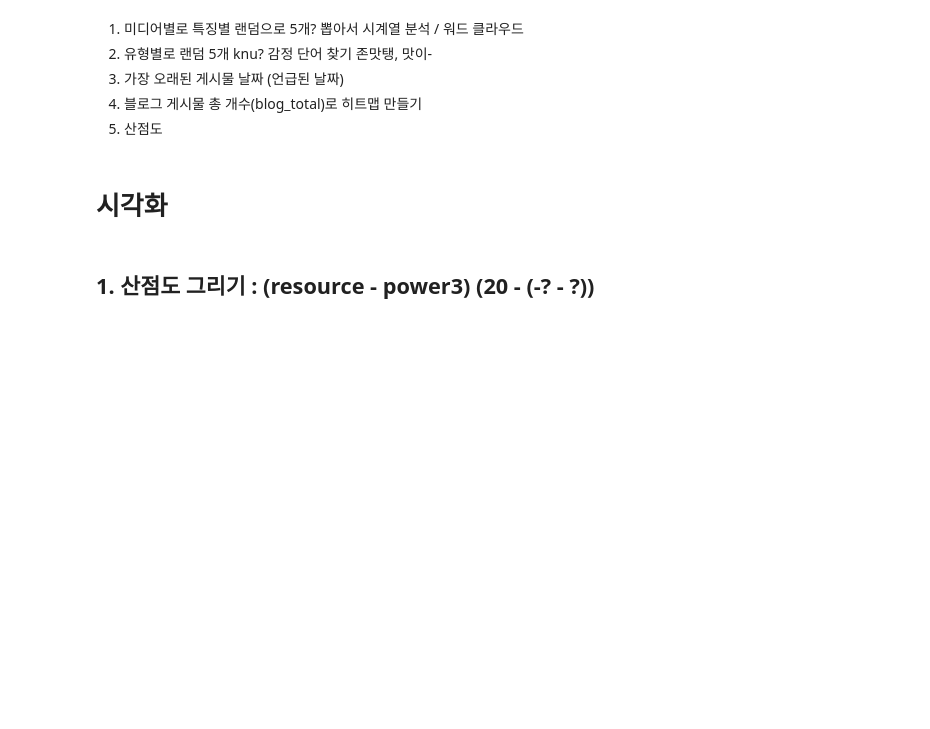
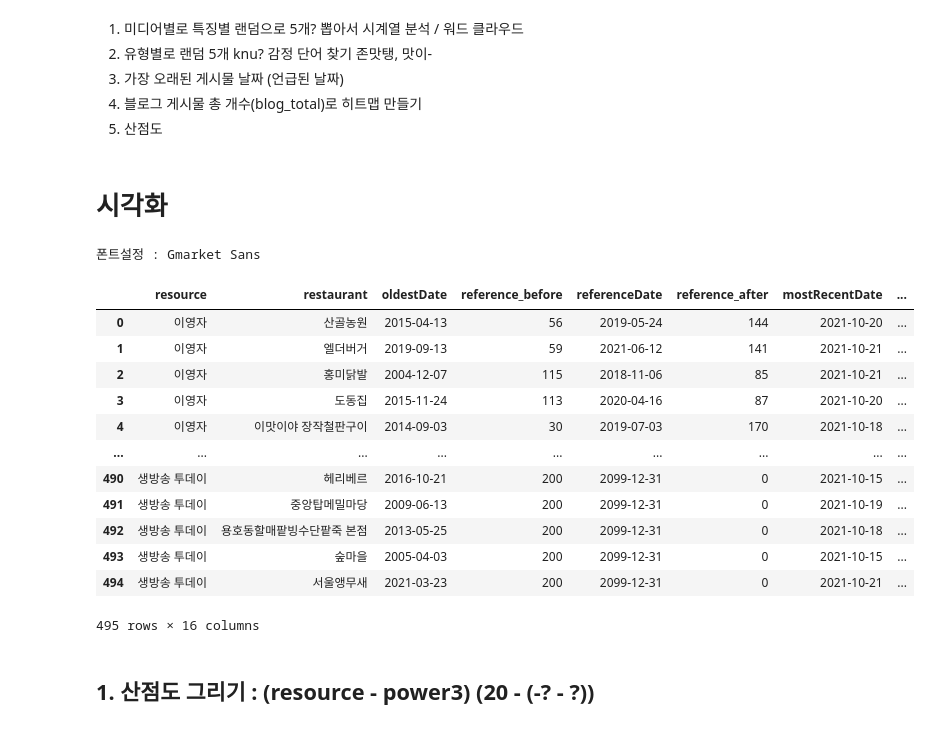
Before and after one commit to moonheee/restaurant-for-media, a Jupyter notebook: naver_blog.ipynb, the cells around one changed output. Drawn from its saved outputs; the diff is of its cells as text; code cells hidden in the pictures; blank space fills up the shorter version.

```diff
--- a/naver_blog.ipynb
+++ b/naver_blog.ipynb
@@ -106,13 +106,30 @@ naver_total.to_csv("./data/naver_blog/total_power.csv", index=False)
 # %%
 # 폰트설정
 from matplotlib import font_manager, rc
-font_path = "./data/NanumMyeongjo-Bold.ttf"   #폰트파일의 위치
+# font_path = "./data/font/21791927_강한육군Medium_TTF.ttf"   #폰트파일의 위치
+# font_path = "./data/font/21582067_G마켓산스Medium_OTF.otf"   #폰트파일의 위치
+font_path = "./data/font/NanumMyeongjo-Bold.ttf"   #폰트파일의 위치
 font_name = font_manager.FontProperties(fname=font_path).get_name() # rc 함수를 통해, rcParams에 사용되는 폰트의 정식명칭을 알 수 있음
 print("폰트설정 :", font_name)
 rc('font', family=font_name)
 # 데이터 가져오기
 data = pd.read_csv("./data/naver_blog/total_power.csv")
 display(data)
+# %% [output]
+폰트설정 : Gmarket Sans
+|  | resource | restaurant | oldestDate | reference_before | referenceDate | reference_after | mostRecentDate | ... |
+| 0 | 이영자 | 산골농원 | 2015-04-13 | 56 | 2019-05-24 | 144 | 2021-10-20 | ... |
+| 1 | 이영자 | 엘더버거 | 2019-09-13 | 59 | 2021-06-12 | 141 | 2021-10-21 | ... |
+| 2 | 이영자 | 홍미닭발 | 2004-12-07 | 115 | 2018-11-06 | 85 | 2021-10-21 | ... |
+| 3 | 이영자 | 도동집 | 2015-11-24 | 113 | 2020-04-16 | 87 | 2021-10-20 | ... |
+| 4 | 이영자 | 이맛이야 장작철판구이 | 2014-09-03 | 30 | 2019-07-03 | 170 | 2021-10-18 | ... |
+| ... | ... | ... | ... | ... | ... | ... | ... | ... |
+| 490 | 생방송 투데이 | 헤리베르 | 2016-10-21 | 200 | 2099-12-31 | 0 | 2021-10-15 | ... |
+| 491 | 생방송 투데이 | 중앙탑메밀마당 | 2009-06-13 | 200 | 2099-12-31 | 0 | 2021-10-19 | ... |
+| 492 | 생방송 투데이 | 용호동할매팥빙수단팥죽 본점 | 2013-05-25 | 200 | 2099-12-31 | 0 | 2021-10-18 | ... |
+| 493 | 생방송 투데이 | 숲마을 | 2005-04-03 | 200 | 2099-12-31 | 0 | 2021-10-15 | ... |
+| 494 | 생방송 투데이 | 서울앵무새 | 2021-03-23 | 200 | 2099-12-31 | 0 | 2021-10-21 | ... |
+495 rows × 16 columns
 # %% [markdown]
 ## 1. 산점도 그리기 : (resource - power3) (20 - (-? - ?))
 # %%
```
Also changed, not shown: parts of 1 cell of this notebook, 4 other files.
